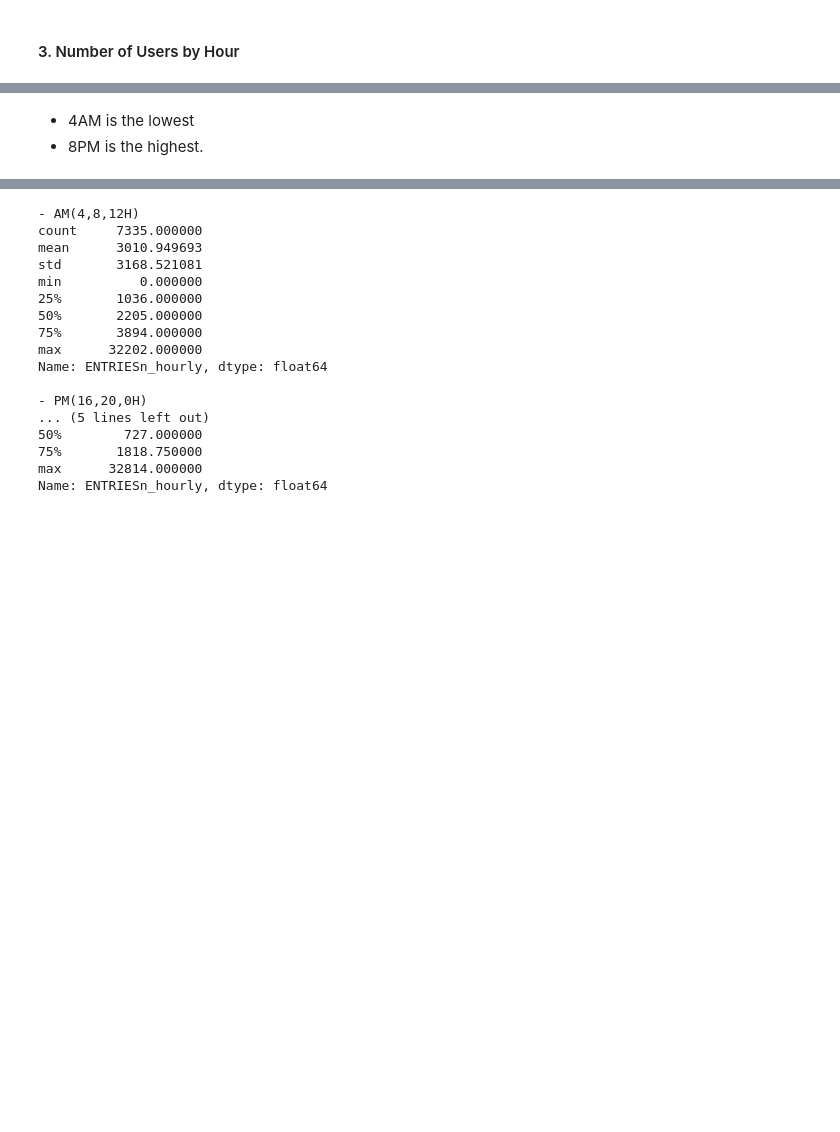
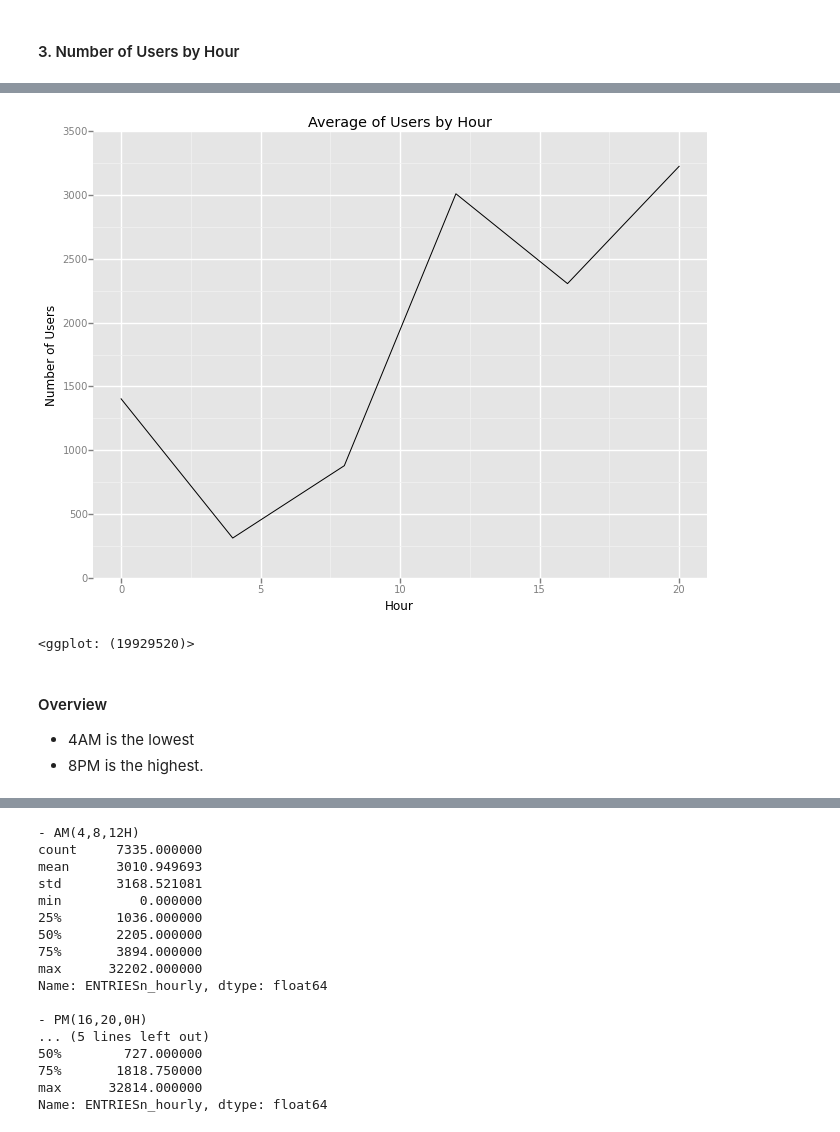
Before and after one commit to baramuyu/nano_degree, a Jupyter notebook: P2/Data_Analyst_ND_Project2.ipynb, the cells around one changed output, grey strips where cells are left out. Drawn from its saved outputs; the diff is of its cells as text; code cells hidden in the pictures; blank space fills up the shorter version.

```diff
--- a/P2/Data_Analyst_ND_Project2.ipynb
+++ b/P2/Data_Analyst_ND_Project2.ipynb
@@ -555,0 +604,4 @@ print plot_hour_data(dataFrame)
+# %%
+dataFrame_hour = dataFrame.groupby(['hour'], as_index=False)
+dataFrame_hour = dataFrame_hour[["ENTRIESn_hourly"]].mean()
+dataFrame_hour
@@ -556,3 +616,19 @@ print plot_hour_data(dataFrame)
+# %%
+def plot_hour_data(turnstile_weather):
+
+    plot = ggplot(turnstile_weather, aes('hour','ENTRIESn_hourly')) + \
+    geom_line() + \
+    xlim(-1, 21) + \
+    ylim(0, 3500) + \
+    ylab('Number of Users') + xlab('Hour') + ggtitle('Average of Users by Hour')
+
+    return plot
+
+print plot_hour_data(dataFrame_hour)
+# %% [output]
+[figure, added]
+<ggplot: (19929520)>
 # %% [markdown]
+#### Overview
 - 4AM is the lowest
 - 8PM is the highest.
```
Also changed, not shown: parts of 12 cells of this notebook, 1 other file.
